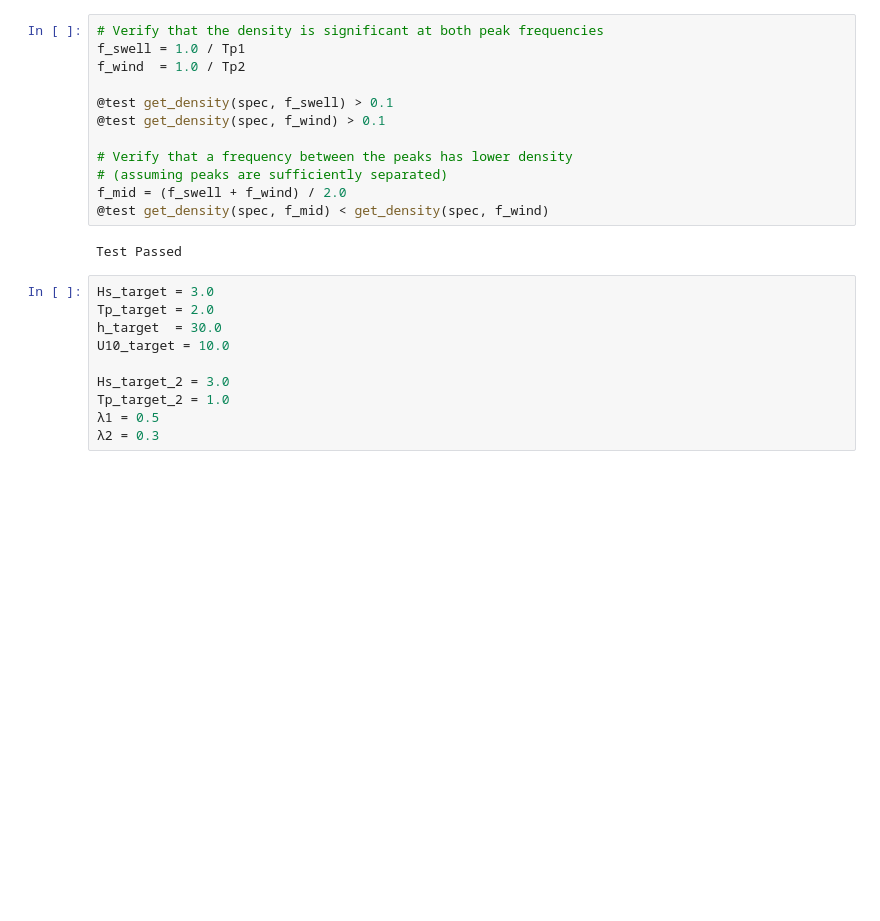
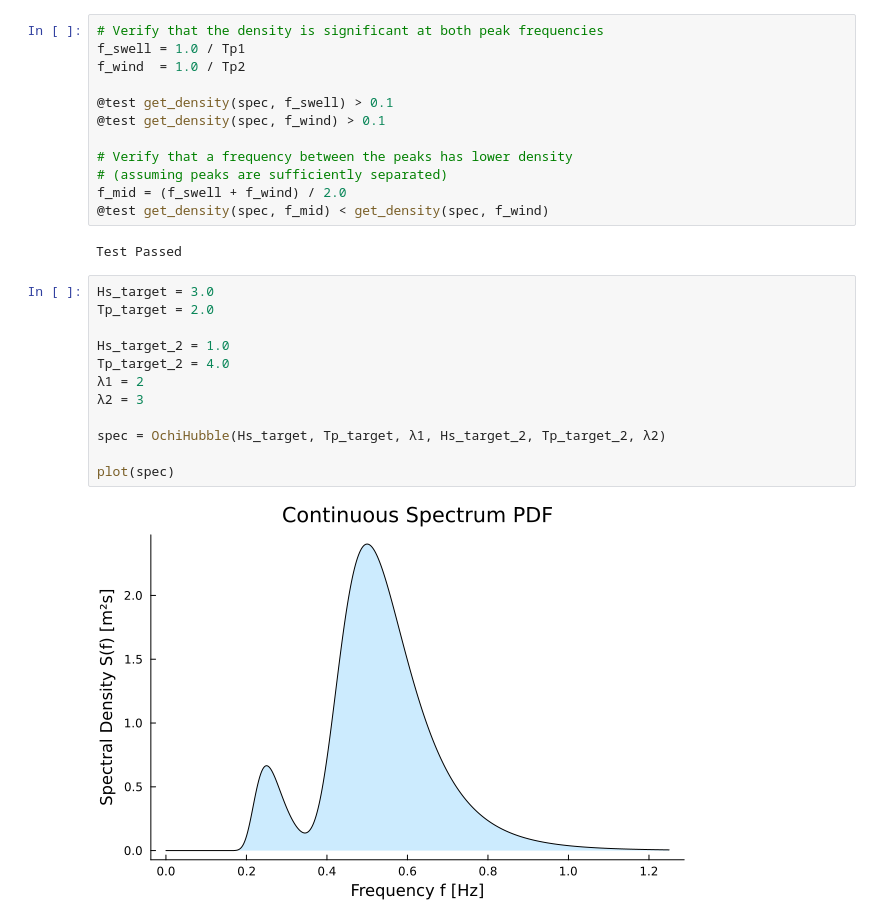
Before and after one commit to CMOE-TUDelft/WaveSpec.jl, a Jupyter notebook: test_TMA.ipynb, the cells around one changed output. Cells and saved outputs as stored; diff of their text form; blank space fills up the shorter version.

```diff
--- a/test_TMA.ipynb
+++ b/test_TMA.ipynb
@@ -127,10 +127,14 @@ Test Passed
 # %%
 Hs_target = 3.0
 Tp_target = 2.0
-h_target  = 30.0
-U10_target = 10.0
 
-Hs_target_2 = 3.0
-Tp_target_2 = 1.0
-λ1 = 0.5
-λ2 = 0.3
+Hs_target_2 = 1.0
+Tp_target_2 = 4.0
+λ1 = 2
+λ2 = 3
+
+spec = OchiHubble(Hs_target, Tp_target, λ1, Hs_target_2, Tp_target_2, λ2)
+
+plot(spec)
+# %% [output]
+[figure, added]
```
Also changed, not shown: 16 other files.
